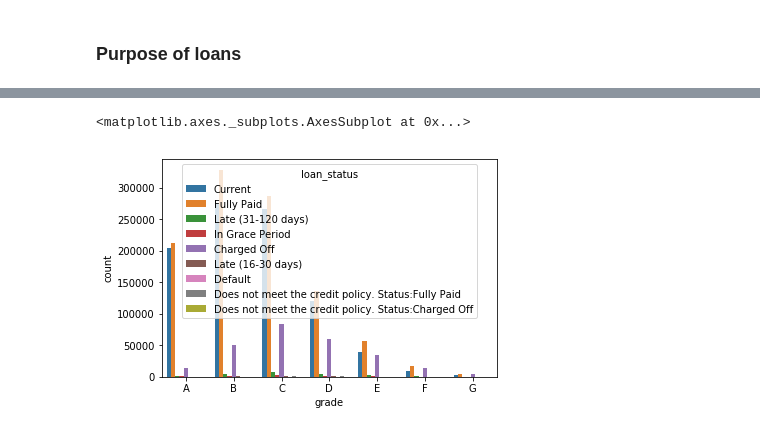
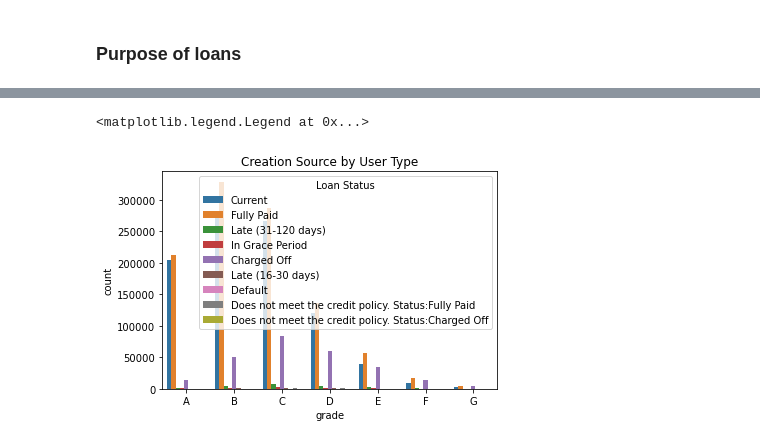
Before and after one commit to jslaga/SpringboardDSC, a Jupyter notebook: Capstone2/ExploratoryAnalysis.ipynb, the cells around one changed output, grey strips where cells are left out. Cells and saved outputs as stored; diff of their text form; code cells hidden in the pictures.

```diff
--- a/Capstone2/ExploratoryAnalysis.ipynb
+++ b/Capstone2/ExploratoryAnalysis.ipynb
@@ -121,9 +119,7 @@ sns.boxplot(x='grade', y='int_rate', data=df, order=['A', 'B', 'C', 'D', 'E', 'F
 # %%
 sns.countplot(x='grade', hue='loan_status', data=df, order=['A', 'B', 'C', 'D', 'E', 'F', 'G'])
-
-# title
-# size
-# legend
+plt.title('Creation Source by User Type')
+plt.legend(title='Loan Status')
 # %% [output]
-<matplotlib.axes._subplots.AxesSubplot at 0x...>
+<matplotlib.legend.Legend at 0x...>
-[figure, old version]
+[figure, new version]
```
Also changed, not shown: parts of 13 cells of this notebook.
